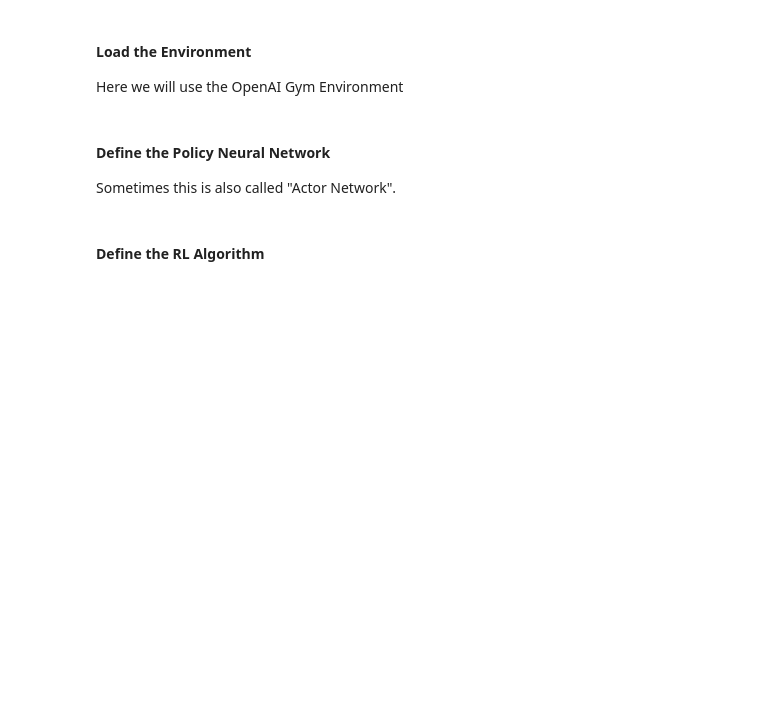
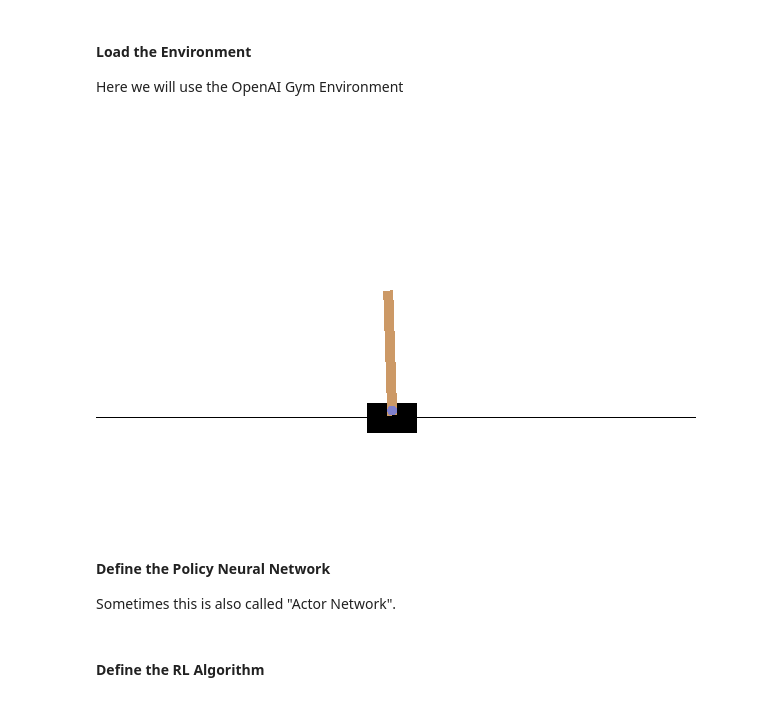
Before and after one commit to leonardoaraujosantos/learn_tfagents, a Jupyter notebook: reinforce.ipynb, the cells around one changed output. Drawn from its saved outputs; the diff is of its cells as text; code cells hidden in the pictures; blank space fills up the shorter version.

```diff
--- a/reinforce.ipynb
+++ b/reinforce.ipynb
@@ -92,9 +93,15 @@ Here we will use the OpenAI Gym Environment
 # %%
 train_py_env = suite_gym.load(env_name)
 eval_py_env = suite_gym.load(env_name)
 
 train_env = tf_py_environment.TFPyEnvironment(train_py_env)
 eval_env = tf_py_environment.TFPyEnvironment(eval_py_env)
+
+# Reset the environment and get a screenshot
+train_py_env.reset()
+PIL.Image.fromarray(train_py_env.render())
+# %% [output]
+[figure, added]
 # %% [markdown]
 #### Define the Policy Neural Network
 Sometimes this is also called "Actor Network".
```
Also changed, not shown: parts of 8 cells of this notebook, 1 other file.
